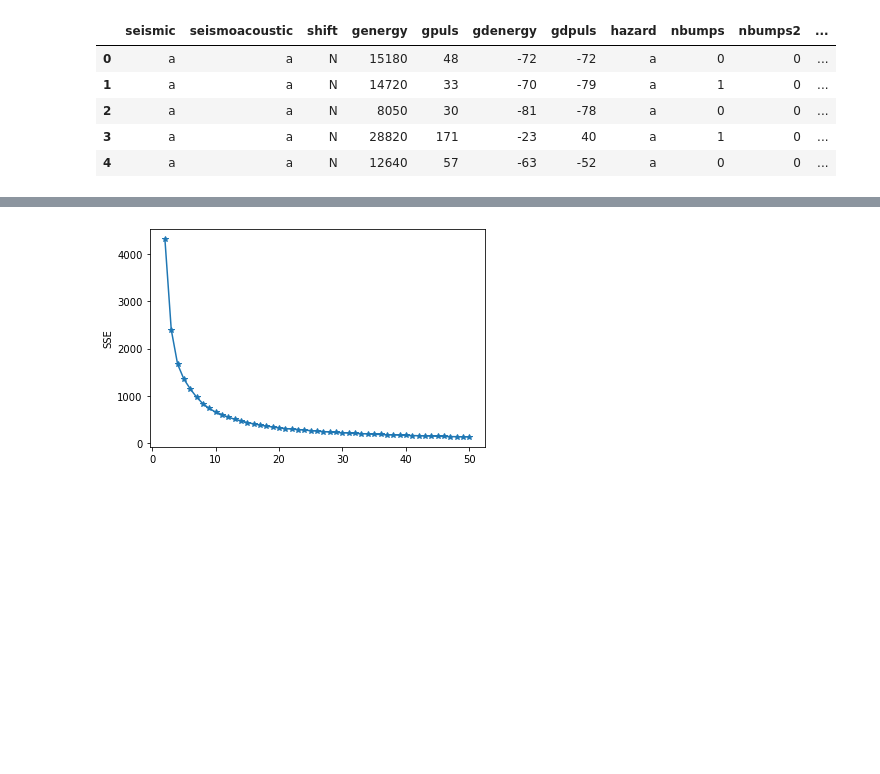
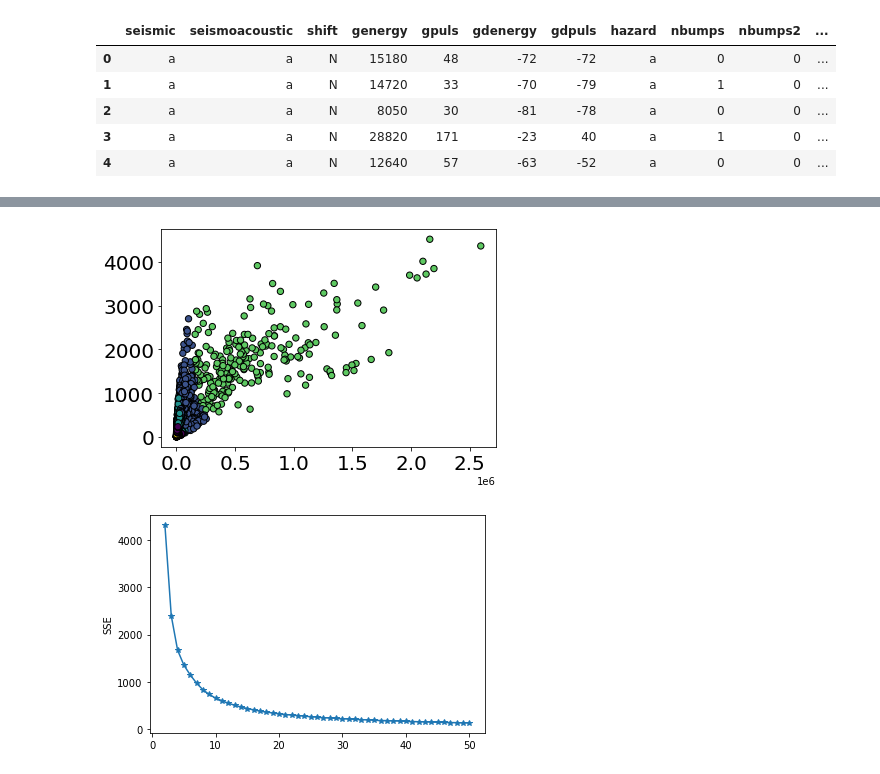
Before and after one commit to Grade0/DM-I, a Jupyter notebook: clustering.ipynb, the cells around one changed output, grey strips where cells are left out. Cells and saved outputs as stored; diff of their text form; code cells hidden in the pictures; blank space fills up the shorter version.

```diff
--- a/clustering.ipynb
+++ b/clustering.ipynb
@@ -41 +77,15 @@ Z = df[['energy', 'maxenergy']].to_numpy()
+# %%
+# Applying k-mean on "genergy - gpuls" for k = 5
+
+kmeans = KMeans( n_clusters=5, n_init=20, max_iter=100 )
+kmeans.fit(X)
+
+plt.scatter( V[:,0], V[:,1], s=40, edgecolor='black', c= kmeans.labels_ )
+
+plt.xticks(fontsize=20)
+plt.yticks(fontsize=20)
+
+plt.show()
+# %% [output]
+[figure, added]
 # %%
```
Also changed, not shown: parts of 15 cells of this notebook.
